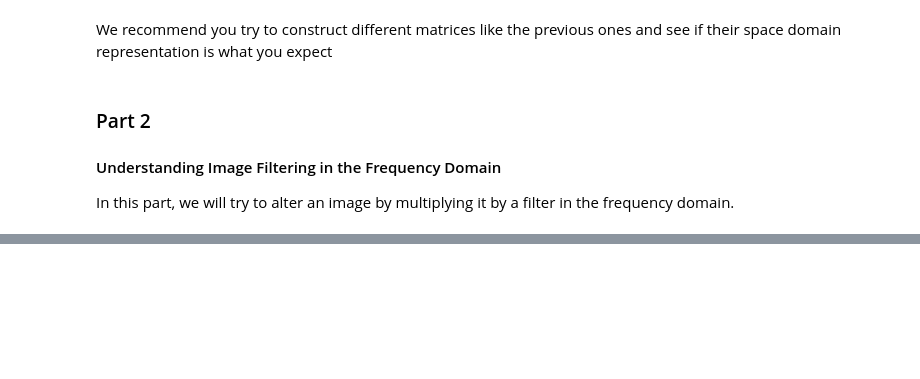
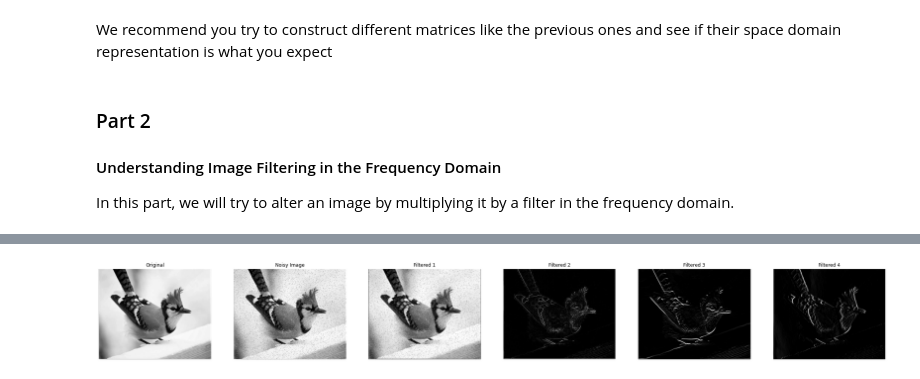
Before and after one commit to aashrafh/CMP362, a Jupyter notebook: lab02-std/lab2-std.ipynb, the cells around one changed output, grey strips where cells are left out. Saved outputs shown, nothing was run; the diff lists cells and outputs as text; code cells hidden in the pictures; blank space fills up the shorter version.

```diff
--- a/lab02-std/lab2-std.ipynb
+++ b/lab02-std/lab2-std.ipynb
@@ -120,26 +131,44 @@ Press shift+tab after writing 'convolve2d' in a code cell
 -> random_noise(img, mode) (https://scikit-image.org/docs/dev/api/skimage.util.html#skimage.util.random_noise)
 # %%
 # TODO: Read an image and convert it to grayscale
-img = <TODO>
+img = rgb2gray(io.imread('imgs/bird.jpg'))
 
 # TODO: Apply noise to the image and save it in another variable
-noisy_img = <TODO>
+noisy_img = random_noise(img,'s&p')
 
 # TODO: Construct the required filters (hint: you can do it as we did in the previous part)
-f1 = <TODO>
+f1 = (1/9)*np.array([
+    [1,1,1],
+    [1,1,1],
+    [1,1,1]
+])
 
-f2 = <TODO>
+f2 = np.array([
+    [1,1,1],
+    [1,-8,1],
+    [1,1,1]
+])
 
-f3 = <TODO>
+f3 = np.array([
+    [1,1,1],
+    [0,0,0],
+    [-1,-1,-1]
+])
 
-f4 = <TODO>
+f4 = np.array([
+    [1,0,-1],
+    [1,0,-1],
+    [1,0,-1]
+])
 
 # TODO: Convolve the noisy image with f1 and the rest of the filters with the original image
-img_f1 = <TODO>
-img_f2 = <TODO>
-img_f3 = <TODO>
-img_f4 = <TODO>
+img_f1 = convolve2d(noisy_img, f1)
+img_f2 = convolve2d(img, f2)
+img_f3 = convolve2d(img, f3)
+img_f4 = convolve2d(img, f4)
 
 
 # Show the images
 cf.show_images([rescale_intensity(x, in_range=(0.0,1.0), out_range=(0, 255)) for x in [img,noisy_img, img_f1,img_f2,img_f3,img_f4]],['Original','Noisy Image', 'Filtered 1','Filtered 2','Filtered 3','Filtered 4'])
+# %% [output]
+[figure, added]
```
Also changed, not shown: parts of 7 cells of this notebook.
